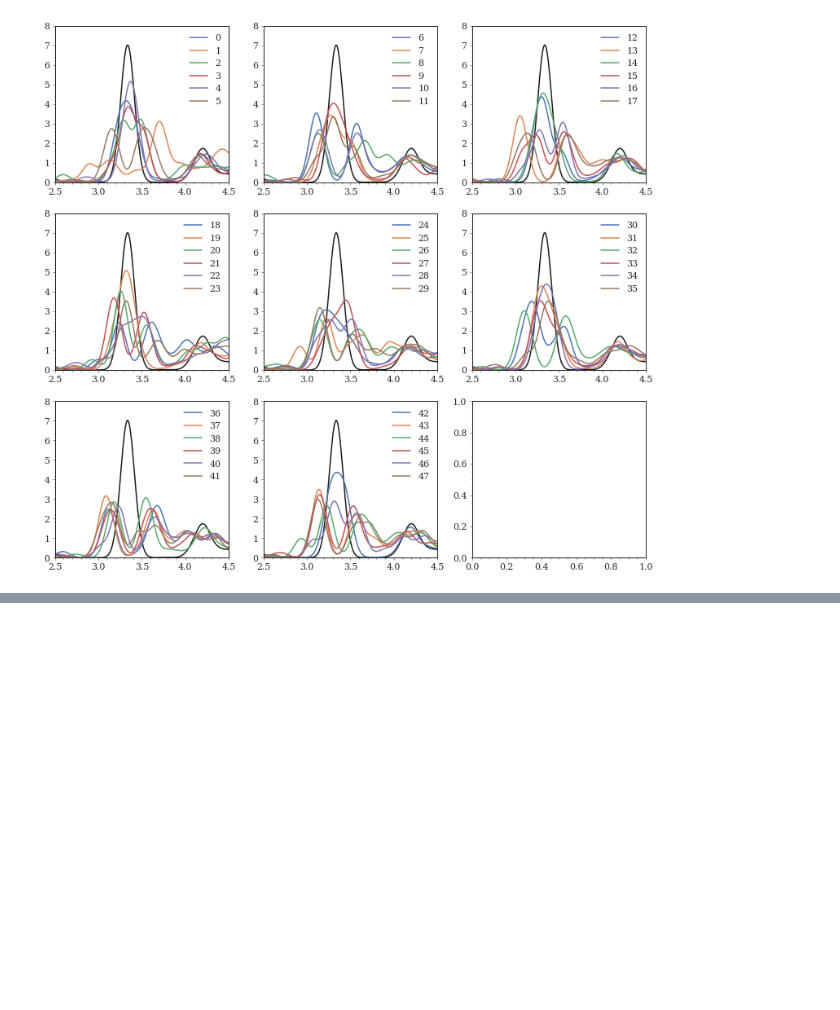
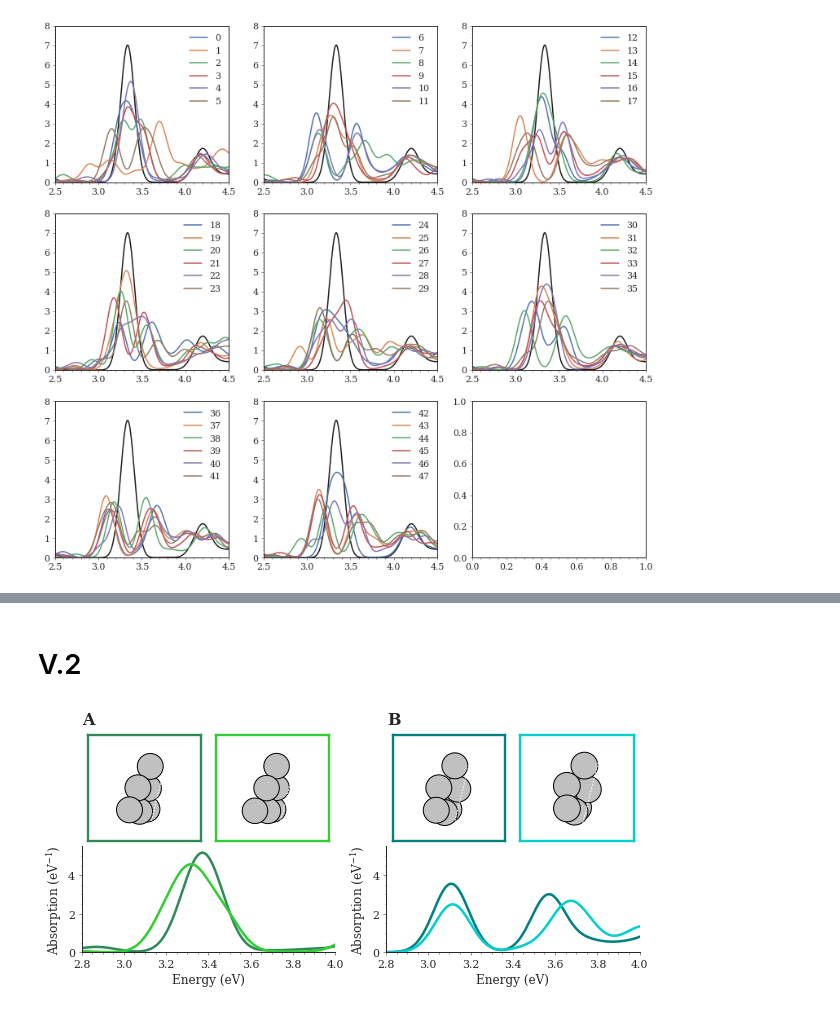
Before and after one commit to anacmolina/ML-DFT, a Jupyter notebook: notebooks/41i - structural analysis on the samples.ipynb, the cells around one changed output, grey strips where cells are left out. Saved outputs shown, nothing was run; the diff lists cells and outputs as text; code cells hidden in the pictures; blank space fills up the shorter version.

```diff
--- a/notebooks/41i - structural analysis on the samples.ipynb
+++ b/notebooks/41i - structural analysis on the samples.ipynb
@@ -267,0 +271,9 @@ Text(0.5, 0.915, 'ab-flowMC individual samples: Optical spectrum')
+# %% [markdown]
+# V.2
+# %%
+import matplotlib.gridspec as gridspec
+from ase.build.rotate import minimize_rotation_and_translation
+from flonacomldft.utils.silver_isomers_utils import get_molecule_isomer_minima
+
+ag6_0 = get_molecule_isomer_minima('is0')
+ag6_0.center(vacuum=2)
@@ -267,0 +311,60 @@ Text(0.5, 0.915, 'ab-flowMC individual samples: Optical spectrum')
+# %%
+sample_indexes = [[4, 9, 14, 31], [6, 21, 36, 45]]
+path_mlp = lambda isomer, n: path_opt_spc_mlp +'/is{:d}_{:d}/sample_{:d}/'.format(isomer,
+                                                                                  simulation_idxs[methods[0]]['ab-flowMC'][isomer], n)
+# %%
+fig = plt.figure(figsize=(10, 4))
+
+
+gs0 = gridspec.GridSpec(1, 2, figure=fig,  wspace=0.2, hspace=0.)
+
+gs00 = gridspec.GridSpecFromSubplotSpec(2, 2, subplot_spec=gs0[0], hspace=0.05, wspace=0.025)
+
+ax1 = fig.add_subplot(gs00[1:, :])
+ax2 = fig.add_subplot(gs00[0, 0])
+ax3 = fig.add_subplot(gs00[0, 1])
+
+gs01 = gs0[1].subgridspec(2, 2, hspace=0.05, wspace=0.025)
+
+ax4 = fig.add_subplot(gs01[1, :])
+ax5 = fig.add_subplot(gs01[0, 0])
+ax6 = fig.add_subplot(gs01[0, 1])
+
+for ids_, axis, axjs, colors_ in zip([[4, 14], [6, 36]],
+                            [[ax1, ax1], [ax4, ax4]],
+                            [[ax2, ax3], [ax5, ax6]],
+                            [['seagreen', 'limegreen'],
+                                ['teal', 'darkturquoise']]):
+
+    for id_, axi, axj, colors in zip(ids_, axis, axjs, colors_):
+
+        plot_absortion(path_mlp, 0, id_, axi, colors)
+        plot_isomer(path_mlp, 0, id_, axj, colors)
+
+xmin=2.8
+xmax=4
+ymin=0
+ymax=5.5
+
+for ax in [ax1, ax4]:
+
+    ax.set_xlim(xmin, xmax)
+    ax.set_ylim(ymin, ymax)
+    ax.set_ylabel('Absorption (eV$^{-1}$)')
+    ax.set_xlabel('Energy (eV)')
+    ax.spines[['right', 'top']].set_visible(False)
+
+posx = -0.05
+posy = 1.10
+
+for n, ax in enumerate([ax2, ax5]):
+
+    ax.text(posx,
+    posy,
+    string.ascii_uppercase[n],
+    transform=ax.transAxes,
+    weight='bold', fontdict={'size': 16})
+
+#plt.suptitle("GridSpec Inside GridSpec")
+# %% [output]
+[figure, added]
```
Also changed, not shown: parts of 10 cells of this notebook.
